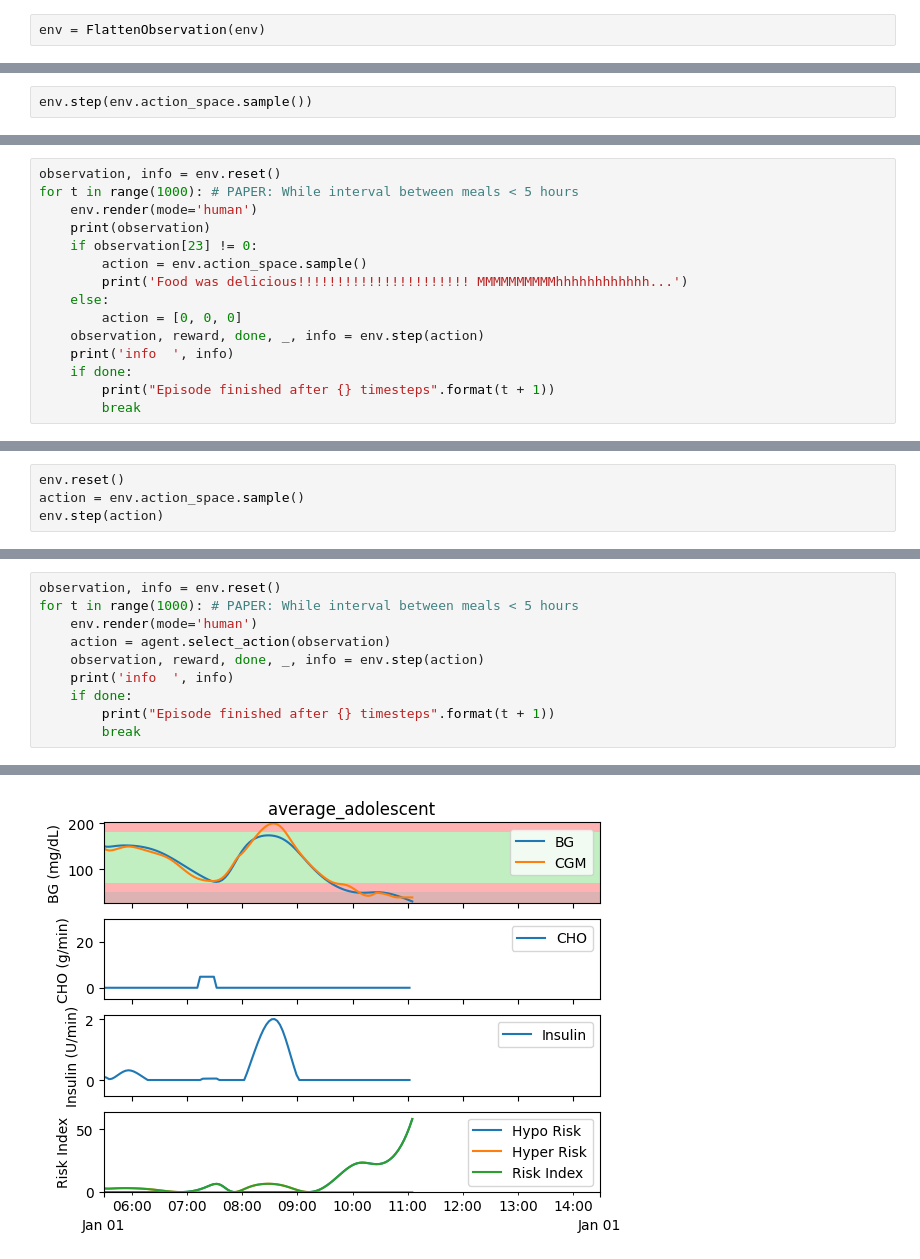
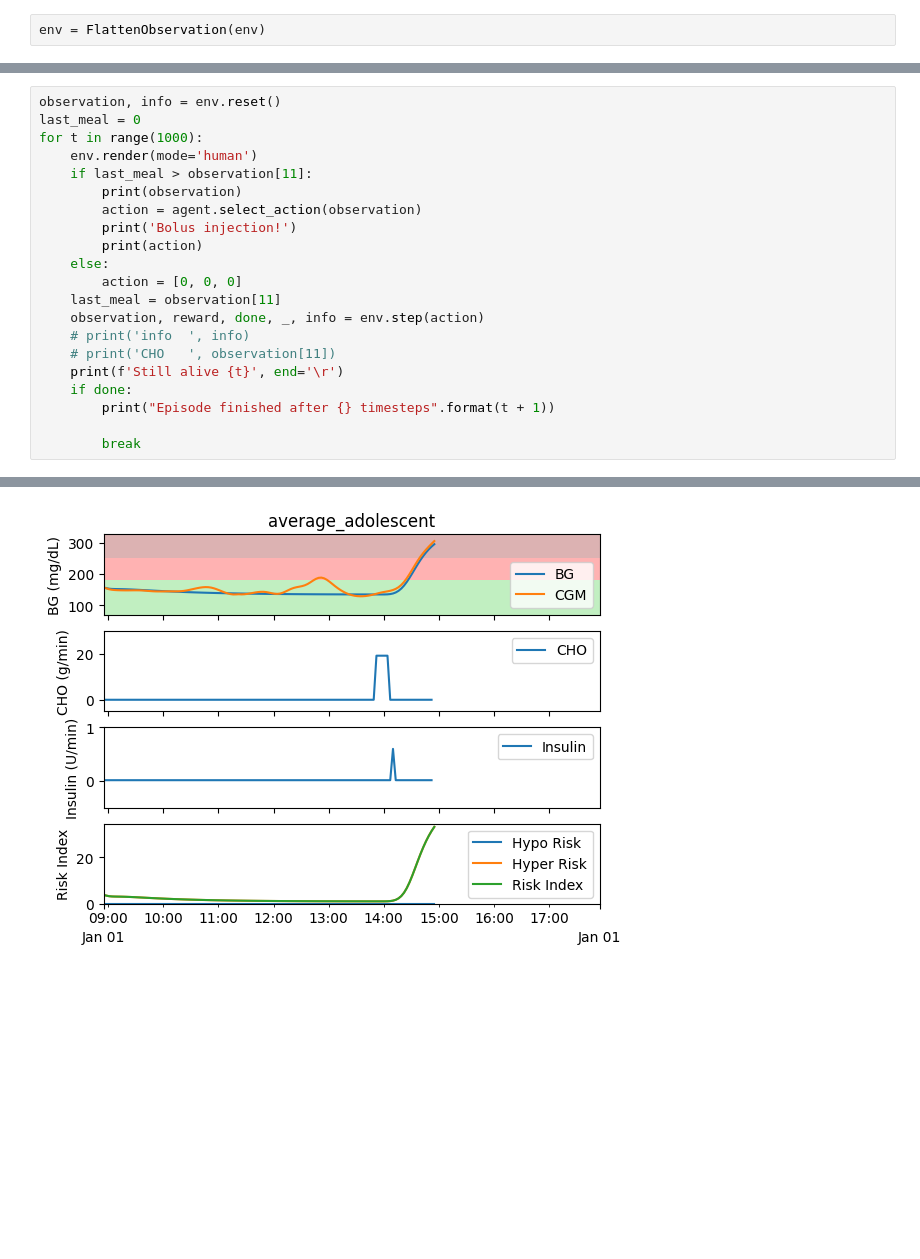
Before and after one commit to homolan13/RL_Project_DeepRL, a Jupyter notebook: bolus_glucose_control.ipynb, the cells around one changed output, grey strips where cells are left out. Cells and saved outputs as stored; diff of their text form; blank space fills up the shorter version.

```diff
--- a/bolus_glucose_control.ipynb
+++ b/bolus_glucose_control.ipynb
@@ -258,2 +229,0 @@ array([0.9090418 , 0.83291435, 0.6259657 ], dtype=float32)
-# %%
-env.step(env.action_space.sample())
@@ -273,15 +229,0 @@ env.step(env.action_space.sample())
-# %%
-observation, info = env.reset()
-for t in range(1000): # PAPER: While interval between meals < 5 hours
-    env.render(mode='human')
-    print(observation)
-    if observation[23] != 0:
-        action = env.action_space.sample()
-        print('Food was delicious!!!!!!!!!!!!!!!!!!!!!! MMMMMMMMMMhhhhhhhhhhhh...')
-    else:
-        action = [0, 0, 0]
-    observation, reward, done, _, info = env.step(action)
-    print('info  ', info)
-    if done:
-        print("Episode finished after {} timesteps".format(t + 1))
-        break
@@ -303,4 +229,0 @@ print(observation)
-# %%
-env.reset()
-action = env.action_space.sample()
-env.step(action)
@@ -363,11 +242,22 @@ plt.plot([x[0] for x in critic_loss])
 # %%
 observation, info = env.reset()
-for t in range(1000): # PAPER: While interval between meals < 5 hours
+last_meal = 0
+for t in range(1000):
     env.render(mode='human')
-    action = agent.select_action(observation)
+    if last_meal > observation[11]:
+        print(observation)
+        action = agent.select_action(observation)
+        print('Bolus injection!')
+        print(action)
+    else:
+        action = [0, 0, 0]
+    last_meal = observation[11]
     observation, reward, done, _, info = env.step(action)
-    print('info  ', info)
+    # print('info  ', info)
+    # print('CHO   ', observation[11])
+    print(f'Still alive {t}', end='\r')
     if done:
         print("Episode finished after {} timesteps".format(t + 1))
+
         break
 # %% [output]
@@ -391 +281 @@ Episode finished after 113 timesteps
-[figure, old version]
+[figure, new version]
```
Also changed, not shown: parts of 12 cells of this notebook.
